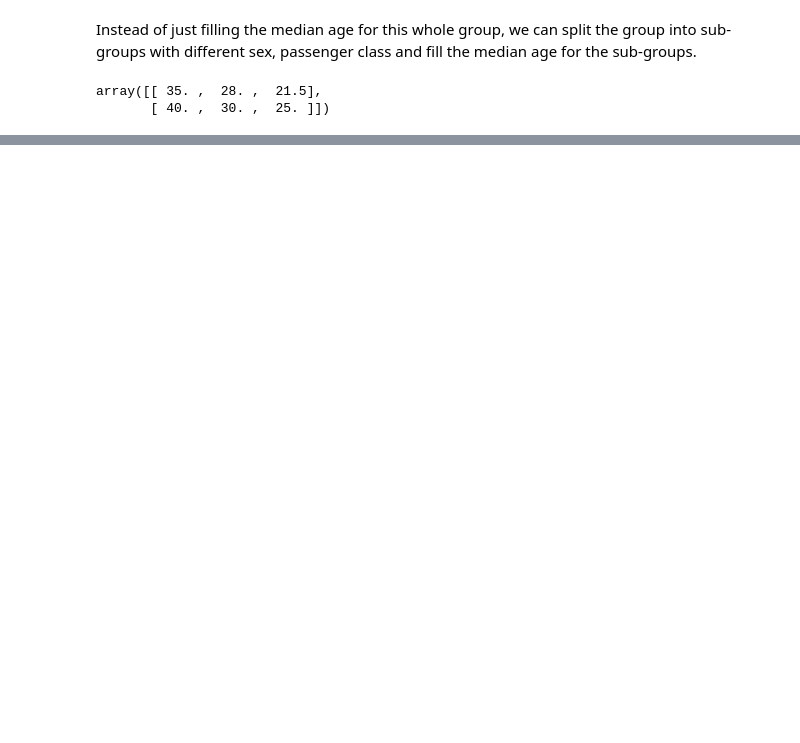
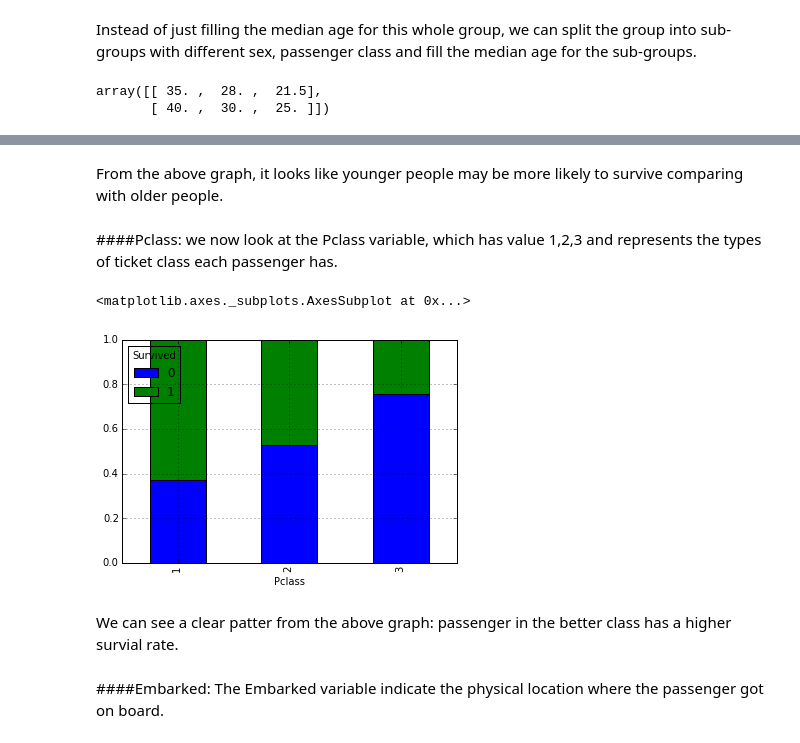
Before and after one commit to MML2015QiShi/Project1Titanic, a Jupyter notebook: Richard/Week2.ipynb, the cells around one changed output, grey strips where cells are left out. Cells and saved outputs as stored; diff of their text form; code cells hidden in the pictures; blank space fills up the shorter version.

```diff
--- a/Richard/Week2.ipynb
+++ b/Richard/Week2.ipynb
@@ -117,0 +135,16 @@ Next we fill the missing Embarked variables:
+# %% [markdown]
+From the above graph, it looks like younger people may be more likely to survive comparing with older people.
+# %% [markdown]
+####Pclass:
+we now look at the Pclass variable, which has value 1,2,3 and represents the types of ticket class each passenger has.
+# %%
+temp0=pd.crosstab(df['Pclass'],df['Survived']).apply(lambda r:r/r.sum(),axis=1)
+temp0.plot(kind='bar',stacked=True)
+# %% [output]
+<matplotlib.axes._subplots.AxesSubplot at 0x...>
+[figure, added]
+# %% [markdown]
+We can see a clear patter from the above graph: passenger in the better class has a higher survial rate.
+# %% [markdown]
+####Embarked:
+The Embarked variable indicate the physical location where the passenger got on board.
```
Also changed, not shown: parts of 40 cells of this notebook, 5 other files.
